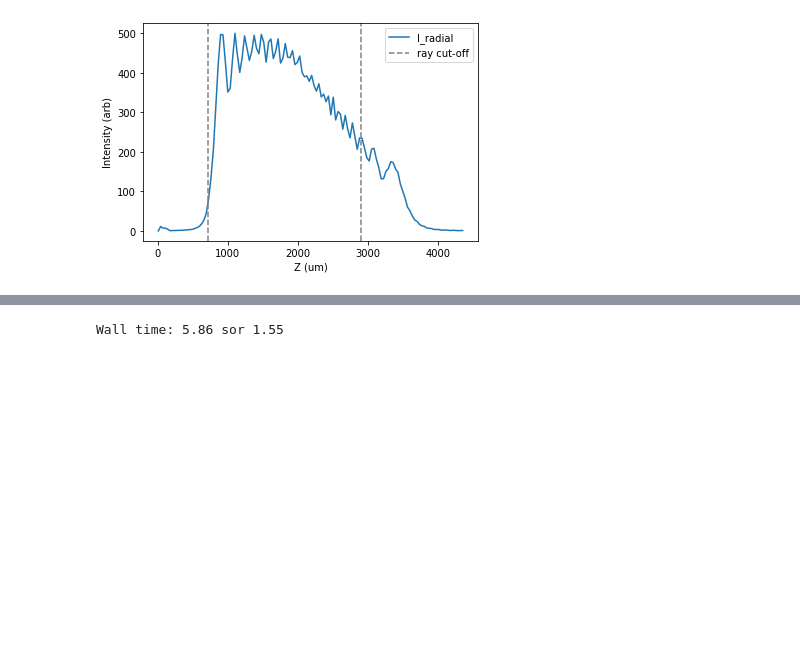
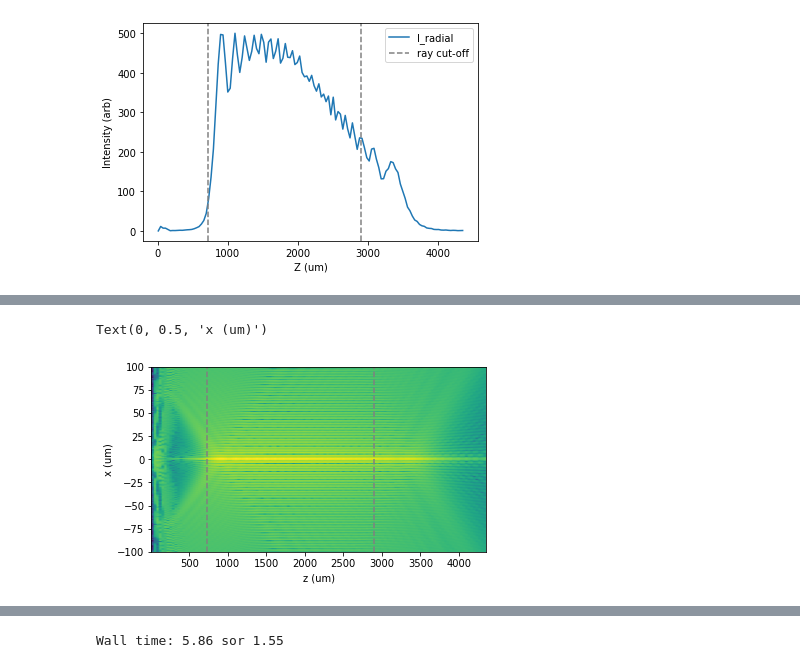
Before and after one commit to prhuft/fourier-optics, a Jupyter notebook: diffractio/axicon_VCZT.ipynb, the cells around one changed output, grey strips where cells are left out. Cells and saved outputs as stored; diff of their text form; code cells hidden in the pictures; blank space fills up the shorter version.

Commit message:
save field outputs to npy

```diff
--- a/diffractio/axicon_VCZT.ipynb
+++ b/diffractio/axicon_VCZT.ipynb
@@ -9,6 +9,9 @@ from diffractio.scalar_fields_XY import Scalar_field_XY
 from diffractio.scalar_sources_XY import Scalar_source_XY
 
 from diffractio.vector_fields_XY import Vector_field_XY
+# %%
+import os
+savedir = os.path.join('.','soln')
 # %% [markdown]
 ## VRS vs VCZT - axicon + polarized plane wave
 # %%
@@ -291,0 +312,17 @@ Wall time: 29.1 s
+# %%
+fname = os.path.join(savedir,
+                     f'axicon_E_XZslice_NA_{NA:.2f}_N_input_{N_input}_{dt.now().strftime("%Y-%m-%d-%H-%M")}.npy')
+np.save(fname,[E1.Ex,E1.Ey,E1.Ez])
+# %%
+# test loading the file
+Ex,Ey,Ez = np.load(fname)
+fig,ax = plt.subplots()
+ax.imshow(log10(abs(Ex)**2+abs(Ey)**2/(amax(abs(Ex)**2+abs(Ey)**2))),extent=[z[0],z[-1],x_out[0],x_out[-1]])
+ax.set_aspect(12)
+plt.axvline(zmin,label='ray cut-off',linestyle='--',color='grey')
+plt.axvline(zmax,linestyle='--',color='grey')
+plt.xlabel('z (um)')
+plt.ylabel('x (um)')
+# %% [output]
+Text(0, 0.5, 'x (um)')
+[figure, added]
```
Also changed, not shown: parts of 9 cells of this notebook, 3 other files.
